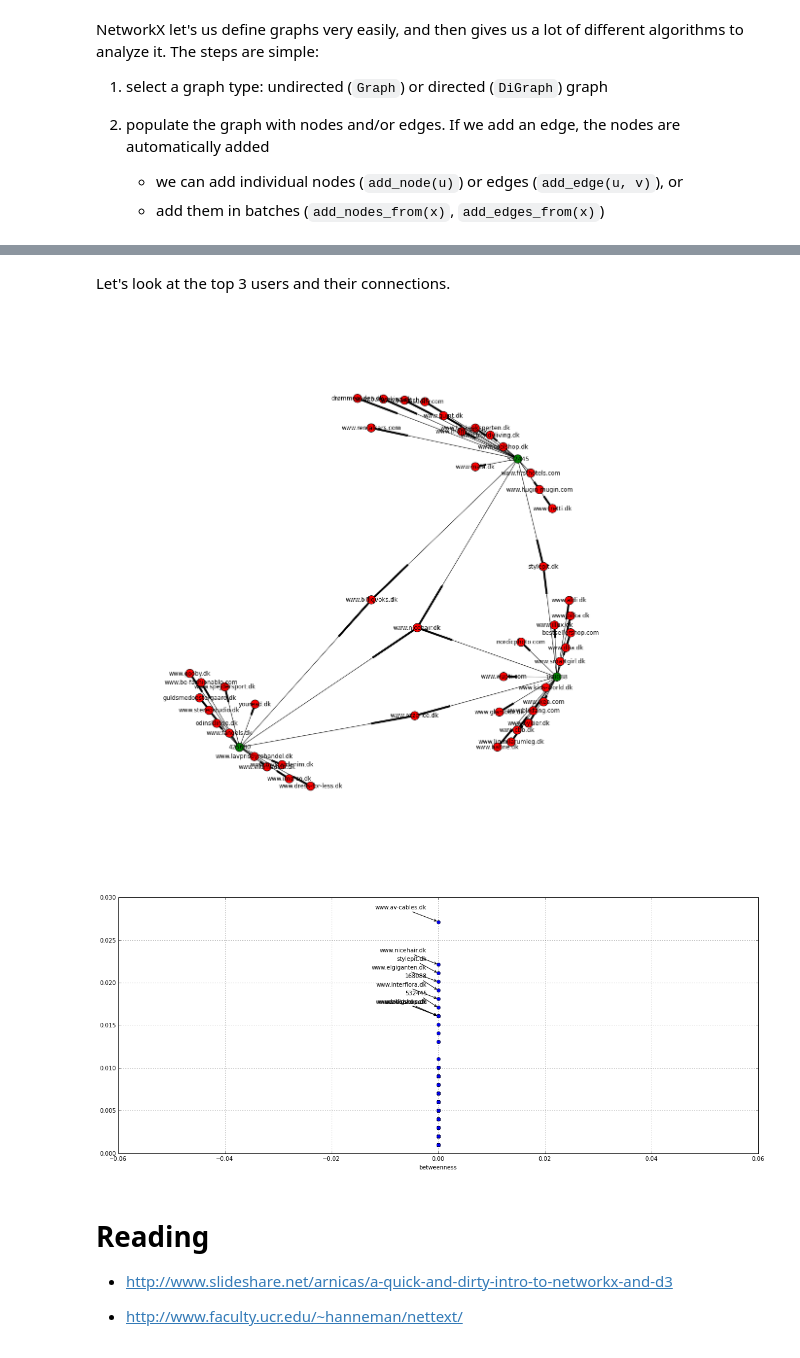
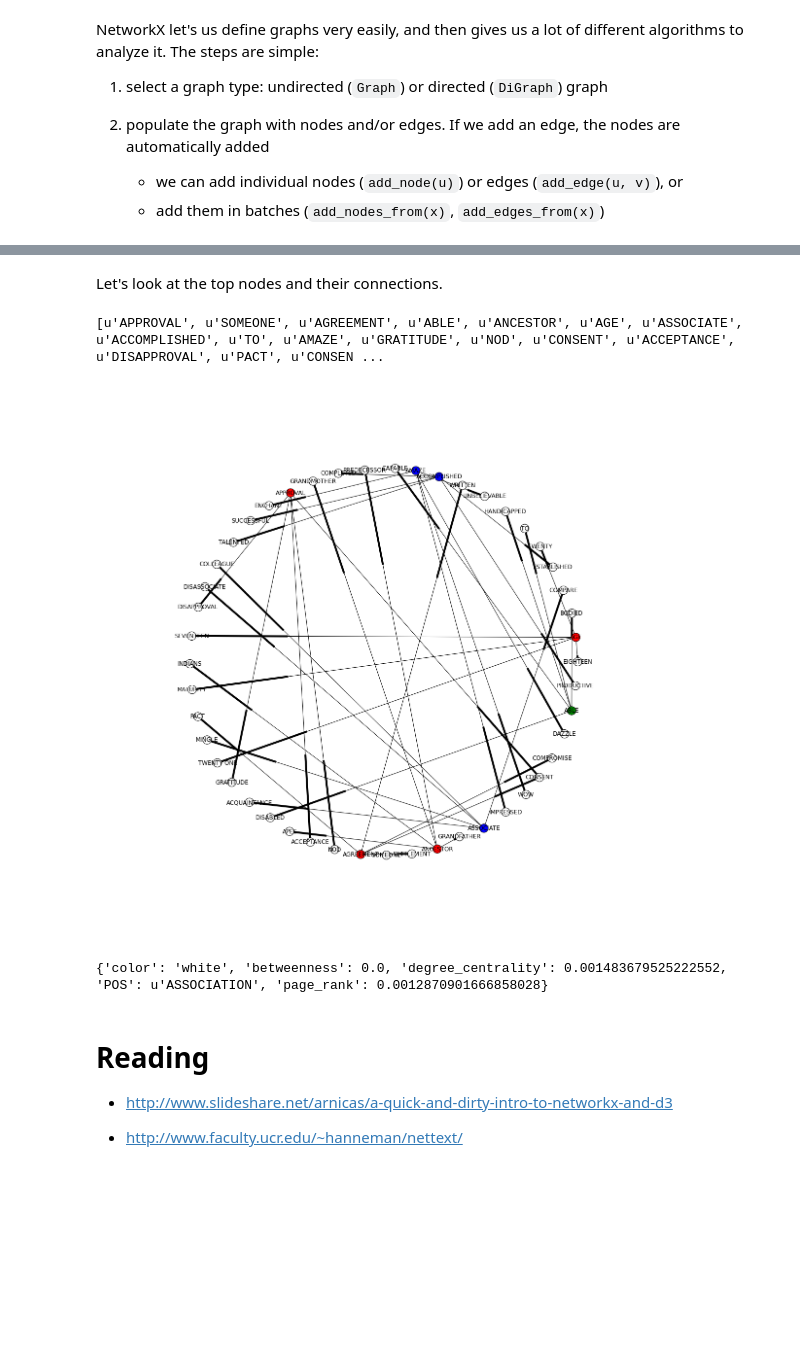
Before and after one commit to andersjo/scientific-programming-2014, a Jupyter notebook: lectures/lecture8/NetworkX.ipynb, the cells around one changed output, grey strips where cells are left out. Cells and saved outputs as stored; diff of their text form; code cells hidden in the pictures; blank space fills up the shorter version.

```diff
--- a/lectures/lecture8/NetworkX.ipynb
+++ b/lectures/lecture8/NetworkX.ipynb
@@ -82,18 +166,20 @@ Note that for a directed graph, betweenness is 0 for all nodes, since there are
 
 We can now plot theses measures against each other in order to get a visual of which nodes are more important according to which measures. We label only the top 10.
 # %%
-bw = [G.node[nid]['betweenness'] for nid in G.nodes_iter()]
 pr = [G.node[nid]['page_rank'] for nid in G.nodes_iter()]
 dc = [G.node[nid]['degree_centrality'] for nid in G.nodes_iter()]
-user_type = [G.node[nid]['user_type'] for nid in G.nodes_iter()]
+pos = [G.node[nid]['POS'] for nid in G.nodes_iter()]
+color = [G.node[nid]['color'] for nid in G.nodes_iter()]
 
-tp_data = pd.DataFrame({'id':G.nodes(), 'betweenness':bw, 'page_rank':pr, 'degree_centrality':dc, 'user_type':user_type})
+tp_data = pd.DataFrame({'id':G.nodes(), 'page_rank':pr, 'degree_centrality':dc, 'POS':pos, 'color':color})
+
 
 def scatter_plot_importance(g, m1, m2, top=10):
     fig, ax = plt.subplots()
     fig.set_size_inches(20,8)
 
-    g.plot(x=m1, y=m2, style='o', ax=ax)
+    for pos in set(tp_data.POS.values):
+        g[g.POS == pos].plot(x=m1, y=m2, style='o', ax=ax, c=colors[pos] )
 
     aggregate = zip(g[m1] + g[m2], g['id'], g[m1], g[m2])
     aggregate.sort(reverse=True)
@@ -104,6 +190,5 @@ def scatter_plot_importance(g, m1, m2, top=10):
                         arrowprops = dict(arrowstyle = '->', connectionstyle = 'arc3,rad=0'))
 
 
-scatter_plot_importance(tp_data, 'betweenness', 'degree_centrality')
 scatter_plot_importance(tp_data, 'page_rank', 'degree_centrality')
 # %% [output]
@@ -120,33 +196,31 @@ scatter_plot_importance(tp_data[tp_data['user_type'] == 'company'], 'page_rank',
 # %% [markdown]
-Let's look at the top 3 users and their connections.
+Let's look at the top nodes and their connections.
 # %%
-super_users = tp_data[tp_data['user_type'] == 'user'].sort('degree_centrality').tail(3).id.tolist()
-subset = super_users
-for x in super_users:
-    subset.extend(G[x].keys())
+# most_central = tp_data[tp_data['POS'] == 'NOUN'].sort('degree_centrality').tail(3).id.tolist()
+most_central = tp_data.sort('degree_centrality').tail(10).id.tolist()
 
-# print subset
+# create a subset of nodes by starting from the most central nodes
+subset = most_central
 
+# add some neighbors of each node
+for x in most_central:
+    subset.extend(G[x].keys()[:5])
+
+print subset
+# create subgraph
 S = nx.subgraph(G, subset)
+
+
+# plot the sub-graph
 fig, ax = plt.subplots()
 fig.set_size_inches(20,20)
-
 nx.draw(S, node_color=[S.node[x]['color'] for x in S.nodes_iter()], ax=ax)
 plt.show()
+print G.node['GRANDFATHER']
 # %% [output]
+[u'APPROVAL', u'SOMEONE', u'AGREEMENT', u'ABLE', u'ANCESTOR', u'AGE', u'ASSOCIATE', u'ACCOMPLISHED', u'TO', u'AMAZE', u'GRATITUDE', u'NOD', u'CONSENT', u'ACCEPTANCE', u'DISAPPROVAL', u'PACT', u'CONSEN ...
-[figure, old version]
+[figure, new version]
+{'color': 'white', 'betweenness': 0.0, 'degree_centrality': 0.001483679525222552, 'POS': u'ASSOCIATION', 'page_rank': 0.0012870901666858028}
-# %%
-U = nx.Graph(G)
-bwU = [U.node[nid]['betweenness'] for nid in U.nodes_iter()]
-prU = [U.node[nid]['page_rank'] for nid in U.nodes_iter()]
-dcU = [U.node[nid]['degree_centrality'] for nid in U.nodes_iter()]
-user_typeU = [U.node[nid]['user_type'] for nid in U.nodes_iter()]
-
-tp_data_U = pd.DataFrame({'id':U.nodes(), 'betweenness':bwU, 'page_rank':prU, 'degree_centrality':dcU, 'user_type':user_typeU})
-
-scatter_plot_importance(tp_data_U, 'betweenness', 'degree_centrality')
-# %% [output]
-[figure, removed]
 # %% [markdown]
 Reading
 ====
```
Also changed, not shown: parts of 16 cells of this notebook, 13 other files.
